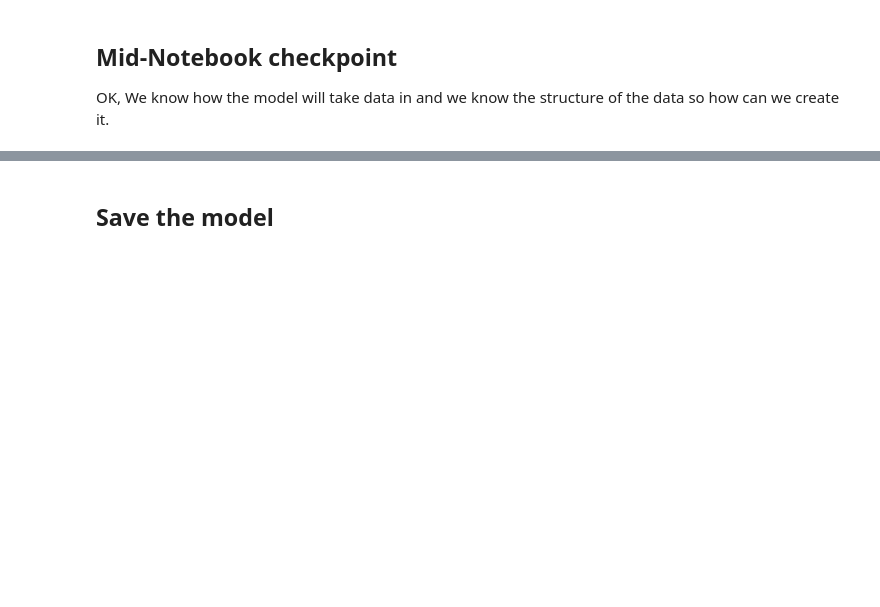
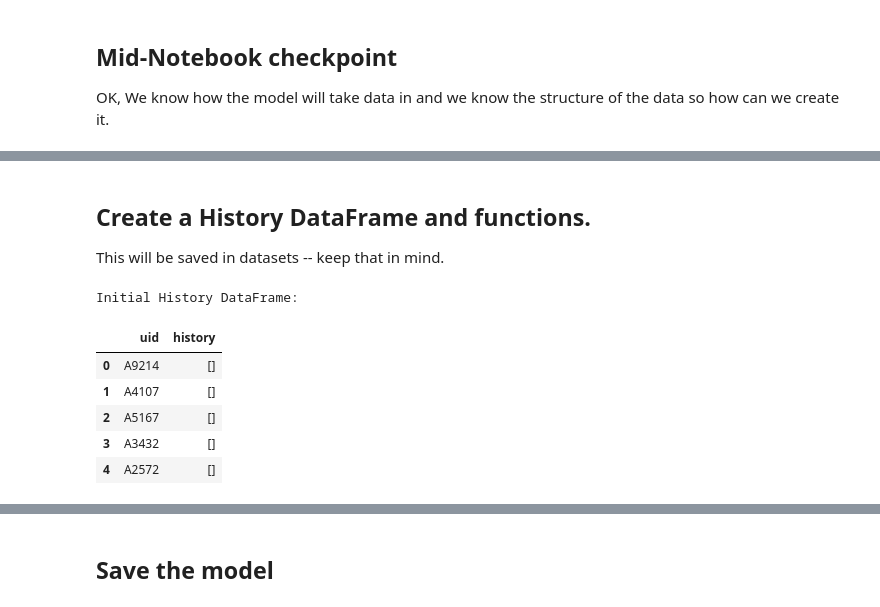
Before and after one commit to acsheller/cicero, a Jupyter notebook: SUBERX/jupyter/Nrms_Suber_small_dataset_to_SUBER1.ipynb, the cells around one changed output, grey strips where cells are left out. Cells and saved outputs as stored; diff of their text form; code cells hidden in the pictures; blank space fills up the shorter version.

```diff
--- a/SUBERX/jupyter/Nrms_Suber_small_dataset_to_SUBER1.ipynb
+++ b/SUBERX/jupyter/Nrms_Suber_small_dataset_to_SUBER1.ipynb
@@ -283,0 +433,27 @@ from pydantic_ai import Agent
+# %%
+# Join on the "name" column
+merged_df = uid_name_df.merge(existing_syn_analysts, on="name", how="inner")
+# Convert each analyst row into a dictionary
+analyst_dicts = merged_df.to_dict(orient="records")
+# %% [markdown]
+## Create a History DataFrame and functions.
+
+This will be saved in datasets -- keep that in mind.
+# %%
+# Initialize the history DataFrame
+history_df = pd.DataFrame({
+    "uid": merged_df["uid"],  # Take UIDs from the merged DataFrame
+    "history": [[] for _ in range(len(merged_df))]  # Start with empty lists
+})
+
+# Inspect the initial history DataFrame
+print("Initial History DataFrame:")
+display(history_df.head())
+# %% [output]
+Initial History DataFrame:
+|  | uid | history |
+| 0 | A9214 | [] |
+| 1 | A4107 | [] |
+| 2 | A5167 | [] |
+| 3 | A3432 | [] |
+| 4 | A2572 | [] |
```
Also changed, not shown: parts of 35 cells of this notebook, 3 other files.
